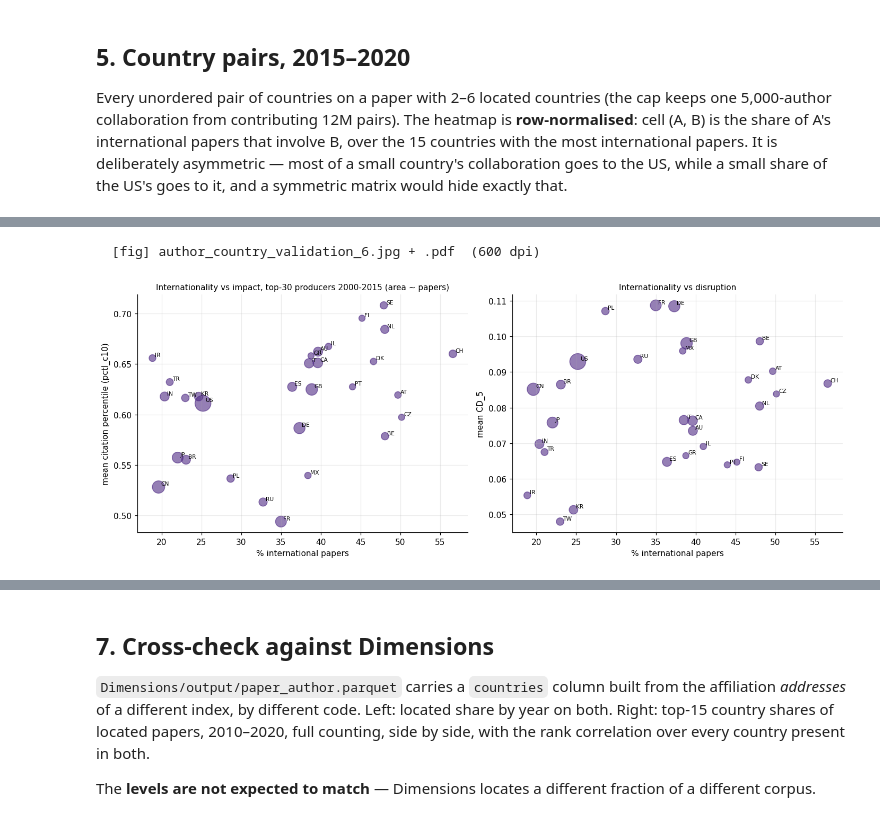
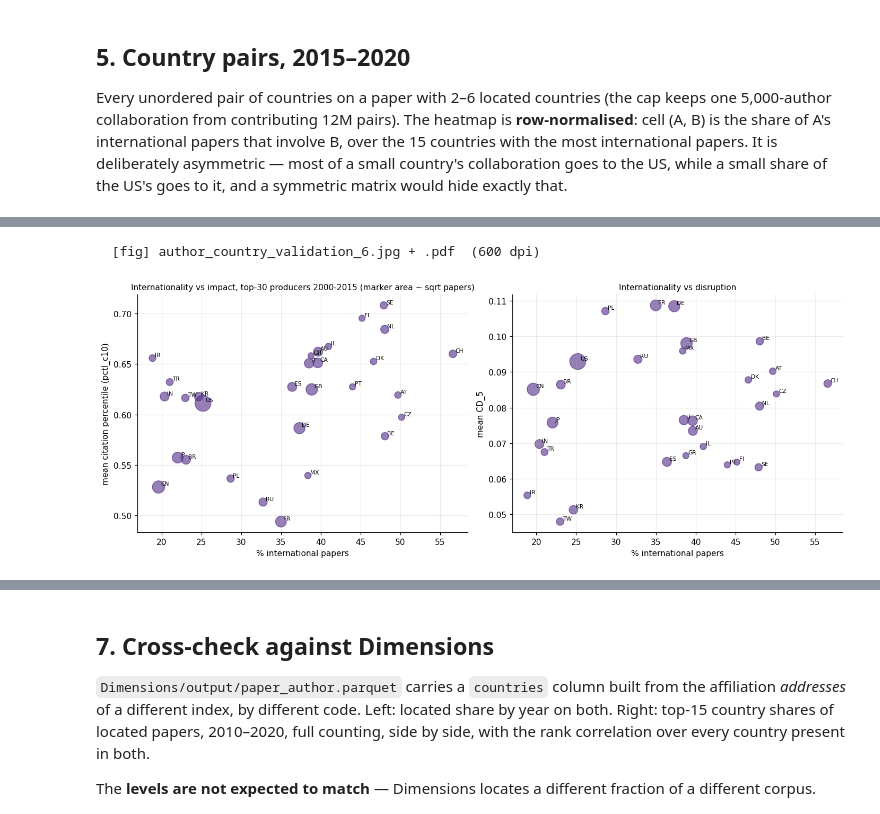
Before and after one commit to Dawoon-Jeong0523/Science-of-Science, a Jupyter notebook: validation/author_country_validation.ipynb, the cells around one changed output, grey strips where cells are left out. Cells and saved outputs as stored; diff of their text form; code cells hidden in the pictures.

```diff
--- a/validation/author_country_validation.ipynb
+++ b/validation/author_country_validation.ipynb
@@ -385,7 +404,7 @@ top20 = frac.nlargest(20, 'frac_n')
 fig, ax = plt.subplots(1, 2, figsize=(14, 4.5), gridspec_kw={'width_ratios': [1.3, 1]})
 cmap = plt.get_cmap('tab20')
 for i, c in enumerate(top12):
-    g = full[full.country == c].set_index('year').n.reindex(den.index)
+    g = full[full.country == c].set_index('year').n.reindex(den.index, fill_value=0)   # a zero year is 0, not a gap
     ax[0].plot(den.index, 100 * g / den, lw=1.8, color=cmap(i), label=c)
 ax[0].set_xlabel('publication year'); ax[0].set_ylabel('% of located papers (full counting)')
 ax[0].legend(ncol=3, fontsize=8, frameon=False); clean(ax[0])
@@ -590,28 +612,28 @@ highly cited — and any country far off that pattern is worth looking at before
 # %%
 %%time
 prof = con.execute(f"""
 WITH x AS (
   SELECT c AS country, n_countries, team_size, pctl_c10, CD_5
   FROM {B}, unnest(str_split(countries, ';')) AS u(c)
   WHERE countries IS NOT NULL AND year BETWEEN 2000 AND 2015)
 SELECT country, count(*) AS n,
        100.0*avg(CASE WHEN n_countries > 1 THEN 1.0 ELSE 0.0 END) AS intl,
        avg(team_size) AS team, avg(pctl_c10) AS hit, avg(CD_5) AS cd
 FROM x GROUP BY 1 ORDER BY n DESC LIMIT 30""").fetchdf()
 
 fig, ax = plt.subplots(1, 2, figsize=(13, 5))
 for a, ycol, yl in zip(ax, ['hit', 'cd'], ['mean citation percentile (pctl_c10)', 'mean CD_5']):
     a.scatter(prof.intl, prof[ycol], s=np.sqrt(prof.n) / 8, color=C1, alpha=0.6)
     for _, r in prof.iterrows():
         a.annotate(r.country, (r.intl, r[ycol]), fontsize=7, xytext=(3, 2), textcoords='offset points')
     a.set_xlabel('% international papers'); a.set_ylabel(yl); clean(a)
-ax[0].set_title('Internationality vs impact, top-30 producers 2000-2015 (area ~ papers)', fontsize=10)
+ax[0].set_title('Internationality vs impact, top-30 producers 2000-2015 (marker area ~ sqrt papers)', fontsize=10)
 ax[1].set_title('Internationality vs disruption', fontsize=10)
 V.save('6')
 print(prof.round(3).to_string(index=False))
 # %% [output]
   [fig] author_country_validation_6.jpg + .pdf  (600 dpi)
-[figure, old version]
+[figure, new version]
 country       n   intl   team   hit    cd
      US 9668254 25.194  4.136 0.611 0.093
      CN 3455506 19.612  4.694 0.528 0.085
```
Also changed, not shown: parts of 15 cells of this notebook, 29 other files.
